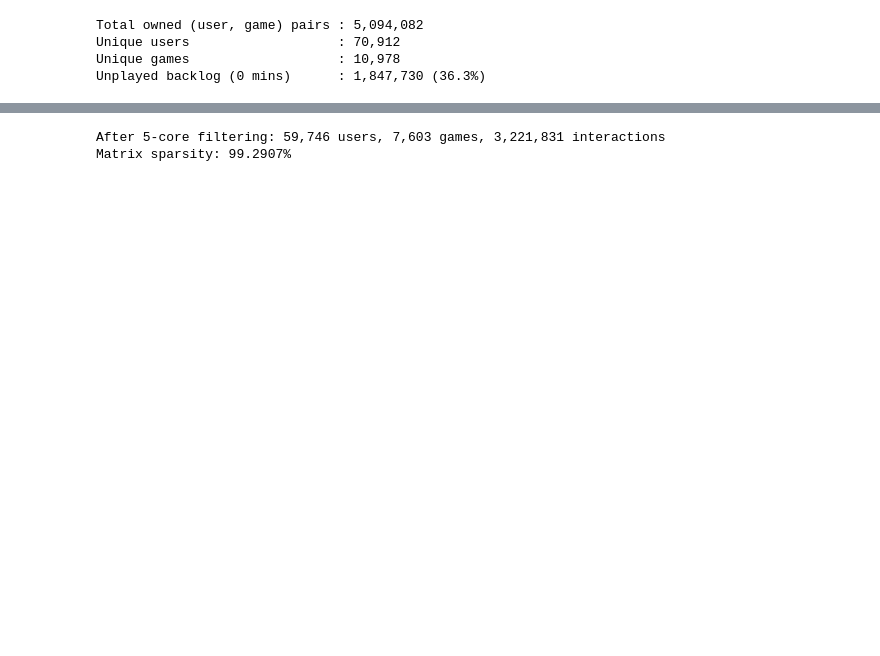
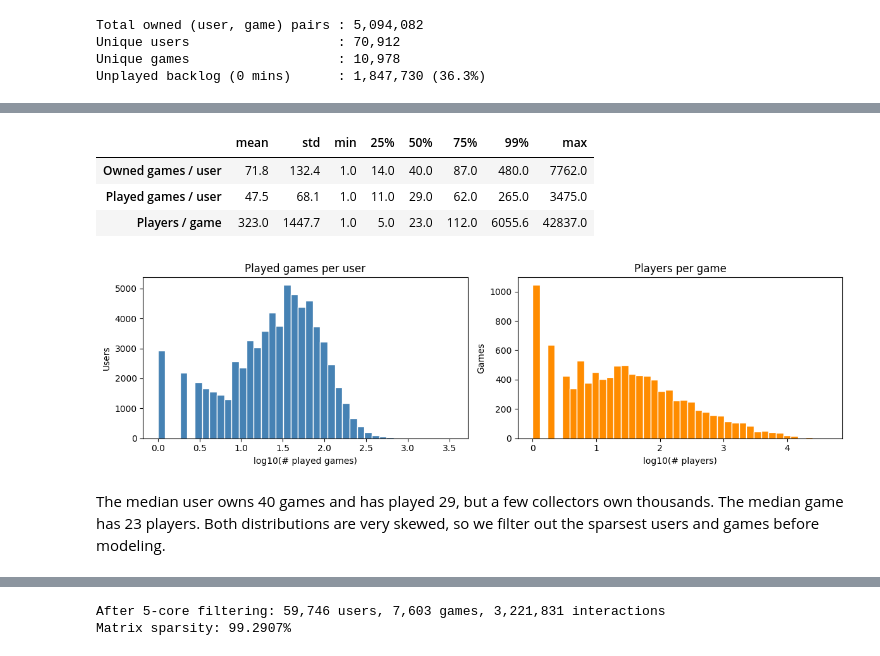
Before and after one commit to jeremysu99/cse158_assignment2, a Jupyter notebook: assignment2.ipynb, the cells around one changed output, grey strips where cells are left out. Drawn from its saved outputs; the diff is of its cells as text; code cells hidden in the pictures; blank space fills up the shorter version.

```diff
--- a/assignment2.ipynb
+++ b/assignment2.ipynb
@@ -77,0 +119,27 @@ plt.show()
+# %%
+# Library sizes: how much data do we have per user and per game?
+owned_per_user  = df_raw.groupby("user_id").size()
+played_per_user = df_played.groupby("user_id").size()
+players_per_game = df_played["item_id"].value_counts()
+
+summary = pd.DataFrame({
+    "Owned games / user":  owned_per_user.describe(percentiles=[.25, .5, .75, .99]),
+    "Played games / user": played_per_user.describe(percentiles=[.25, .5, .75, .99]),
+    "Players / game":      players_per_game.describe(percentiles=[.25, .5, .75, .99]),
+}).T.drop(columns="count").round(1)
+display(summary)
+
+fig, axes = plt.subplots(1, 2, figsize=(12, 3.5))
+axes[0].hist(np.log10(played_per_user), bins=40, color="steelblue", edgecolor="white")
+axes[0].set_xlabel("log10(# played games)"); axes[0].set_ylabel("Users"); axes[0].set_title("Played games per user")
+axes[1].hist(np.log10(players_per_game), bins=40, color="darkorange", edgecolor="white")
+axes[1].set_xlabel("log10(# players)"); axes[1].set_ylabel("Games"); axes[1].set_title("Players per game")
+plt.tight_layout(); plt.show()
+# %% [output]
+|  | mean | std | min | 25% | 50% | 75% | 99% | max |
+| Owned games / user | 71.8 | 132.4 | 1.0 | 14.0 | 40.0 | 87.0 | 480.0 | 7762.0 |
+| Played games / user | 47.5 | 68.1 | 1.0 | 11.0 | 29.0 | 62.0 | 265.0 | 3475.0 |
+| Players / game | 323.0 | 1447.7 | 1.0 | 5.0 | 23.0 | 112.0 | 6055.6 | 42837.0 |
+[figure, added]
+# %% [markdown]
+The median user owns 40 games and has played 29, but a few collectors own thousands. The median game has 23 players. Both distributions are very skewed, so we filter out the sparsest users and games before modeling.
```
Also changed, not shown: parts of 52 cells of this notebook, 1 other file.
